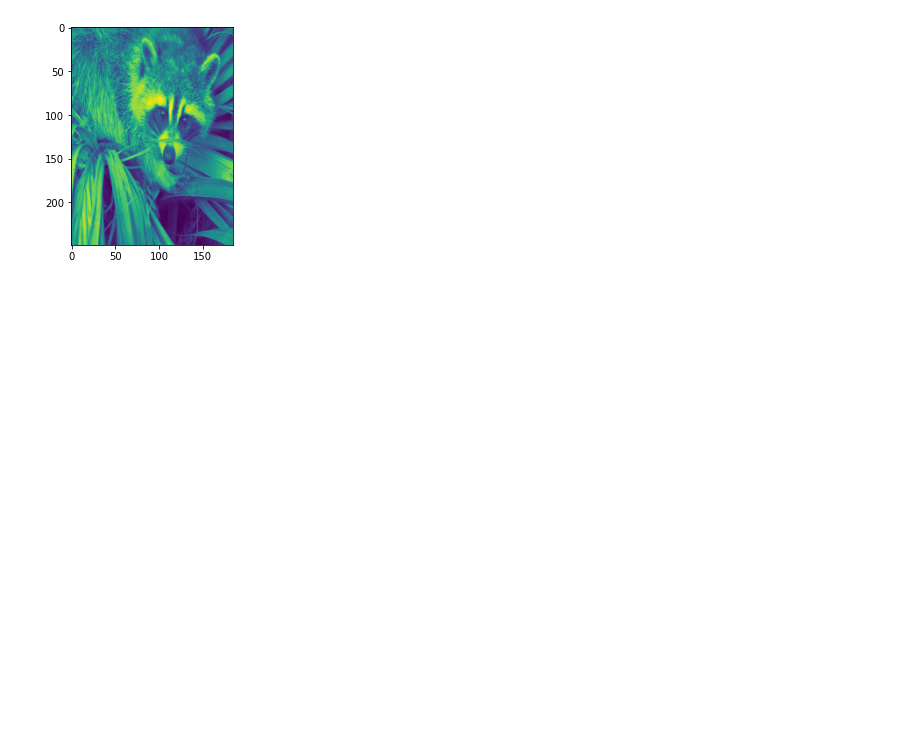
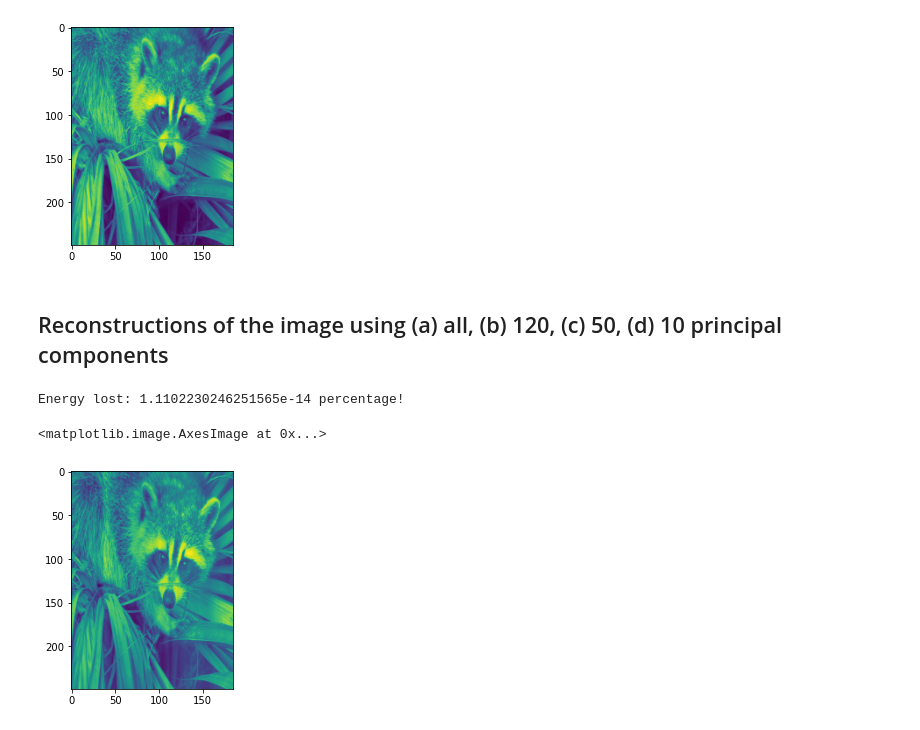
Before and after one commit to mlcms-SS22-Group-A/mlcms-SS22-Group-A, a Jupyter notebook: task_1.ipynb, the cells around one changed output. Saved outputs shown, nothing was run; the diff lists cells and outputs as text; code cells hidden in the pictures; blank space fills up the shorter version.

```diff
--- a/task_1.ipynb
+++ b/task_1.ipynb
@@ -128,3 +128,18 @@ plt.imshow(face_resized)
 (249, 185)
 <matplotlib.image.AxesImage at 0x...>
 [figure]
+# %% [markdown]
+## Reconstructions of the image using (a) all, (b) 120, (c) 50, (d) 10 principal components
+# %%
+# Do we need to center here???
+face_resized_centered = center_data(face_resized)
+N,D = face_resized_centered.shape
+
+# approximate using all principal components
+face_resized_centered_approx_all = approximate_pca(face_resized_centered, D)
+print("Energy lost:", get_energy_loss(face_resized_centered_approx_all, D) * 100, "percentage!")
+plt.imshow(face_resized_centered_approx_all)
+# %% [output]
+Energy lost: 1.1102230246251565e-14 percentage!
+<matplotlib.image.AxesImage at 0x...>
+[figure, added]
```
Also changed, not shown: parts of 6 cells of this notebook, 1 other file.
